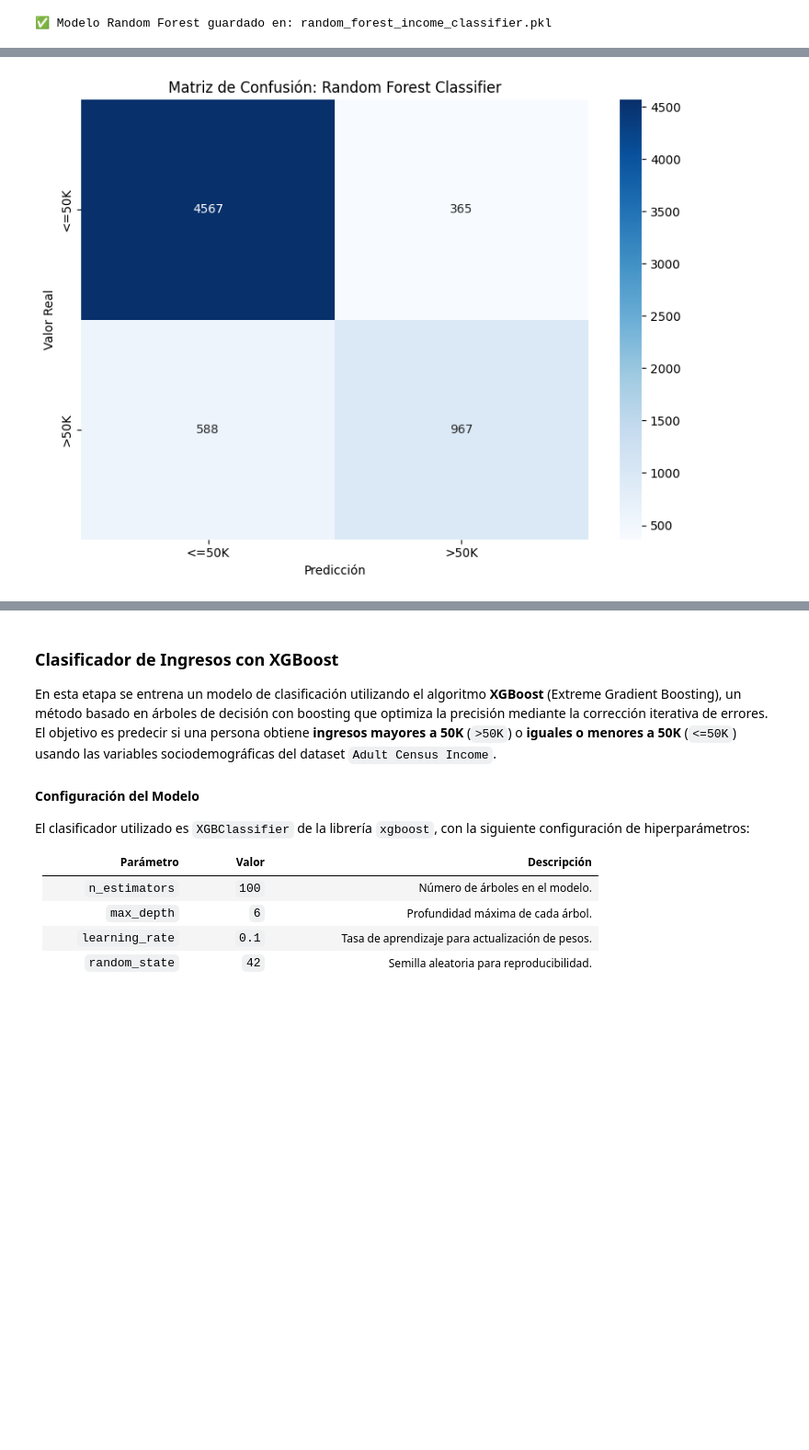
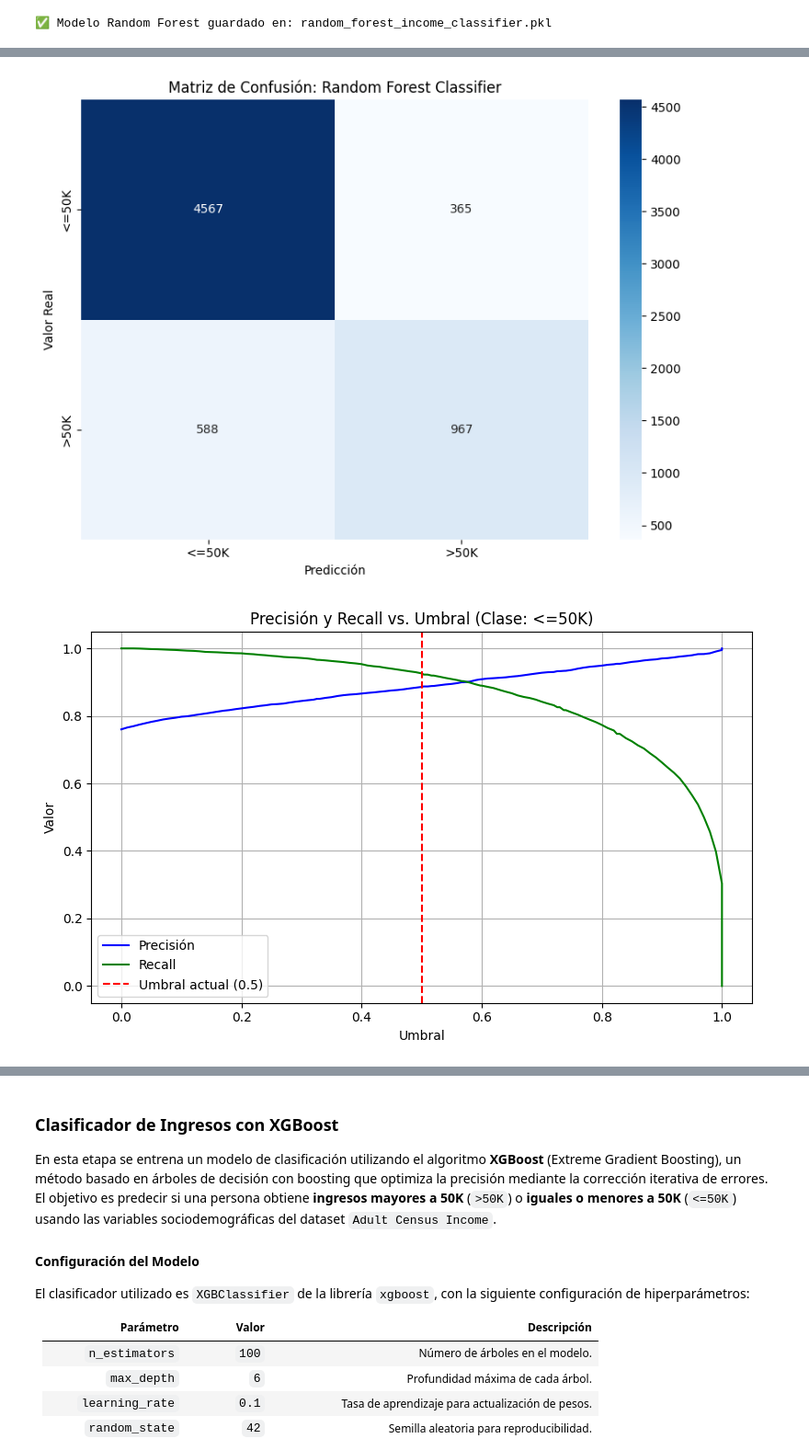
Before and after one commit to jquelas/adult_census_income, a Jupyter notebook: adult_census_income.ipynb, the cells around one changed output, grey strips where cells are left out. Shown at 92% size. Drawn from its saved outputs; the diff is of its cells as text; code cells hidden in the pictures; blank space fills up the shorter version.

```diff
--- a/adult_census_income.ipynb
+++ b/adult_census_income.ipynb
@@ -1110,26 +1174,30 @@ print(f"✅ Modelo Random Forest guardado en: {output_model_path}")
 # %%
 # Cargar el modelo desde el archivo
 rf_model = joblib.load("random_forest_income_classifier.pkl")
 
 # Predecir valores usando el model
 y_pred_rf = rf_model.predict(X_test)
 
+# Calcular probabilidades del modelo por clase
+y_proba_rf = rf_model.predict_proba(X_test)
+
 # Evaluar modelo
-model_eval("Random Forest Classifier", y_test, y_pred_rf)
+model_eval("Random Forest Classifier", y_test, y_pred_rf, y_proba_rf)
 # %% [output]
 📊 Evaluación del modelo: Random Forest Classifier
 🔹 Accuracy:  0.8531
 🔹 Precision: 0.8476
 🔹 Recall:    0.8531
 🔹 F1 Score:  0.8490
 
 📄 Reporte por clase:
               precision    recall  f1-score   support
 
        <=50K       0.89      0.93      0.91      4932
         >50K       0.73      0.62      0.67      1555
 
     accuracy                           0.85      6487
    macro avg       0.81      0.77      0.79      6487
 weighted avg       0.85      0.85      0.85      6487
 [figure]
+[figure, added]
```
Also changed, not shown: parts of 30 cells of this notebook, 1 other file.
